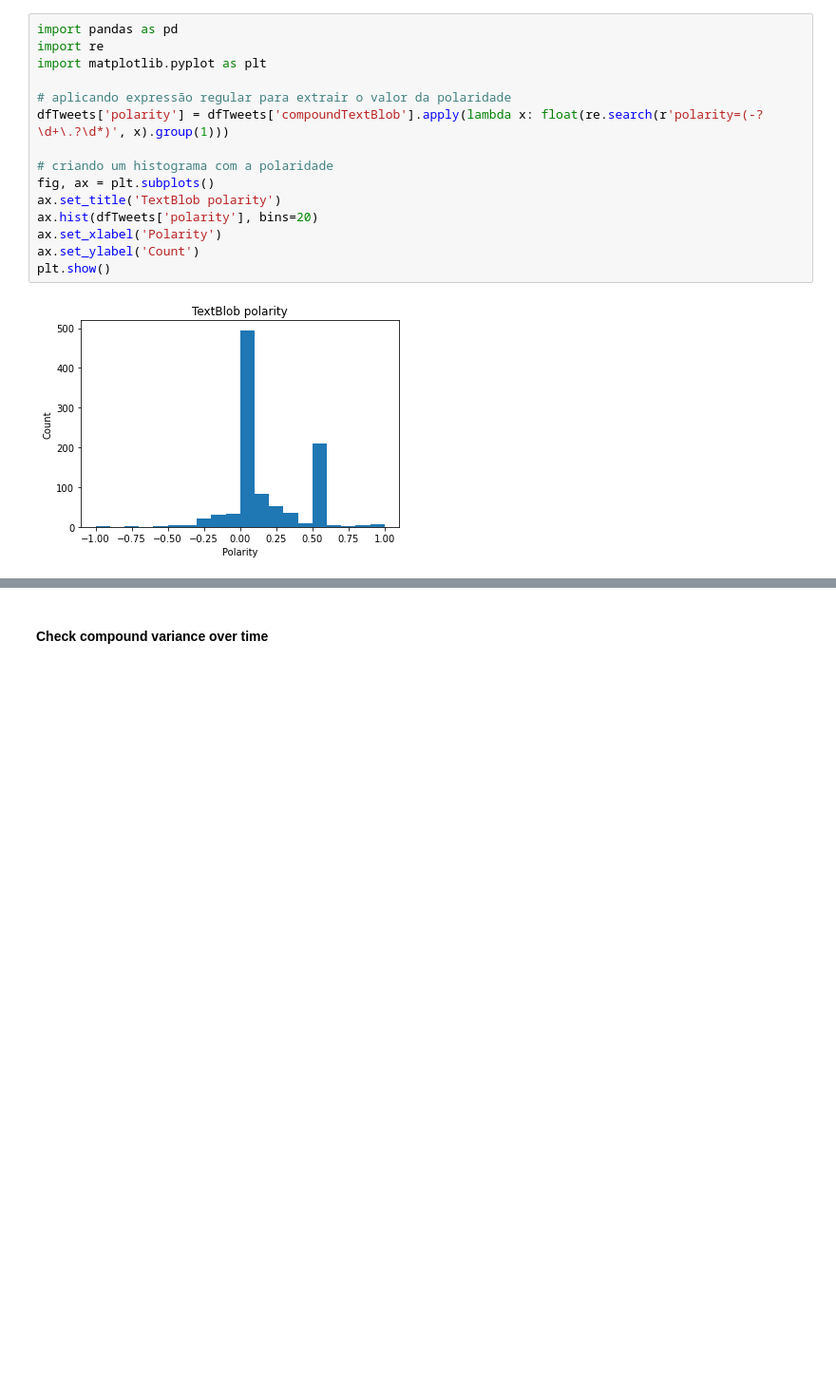
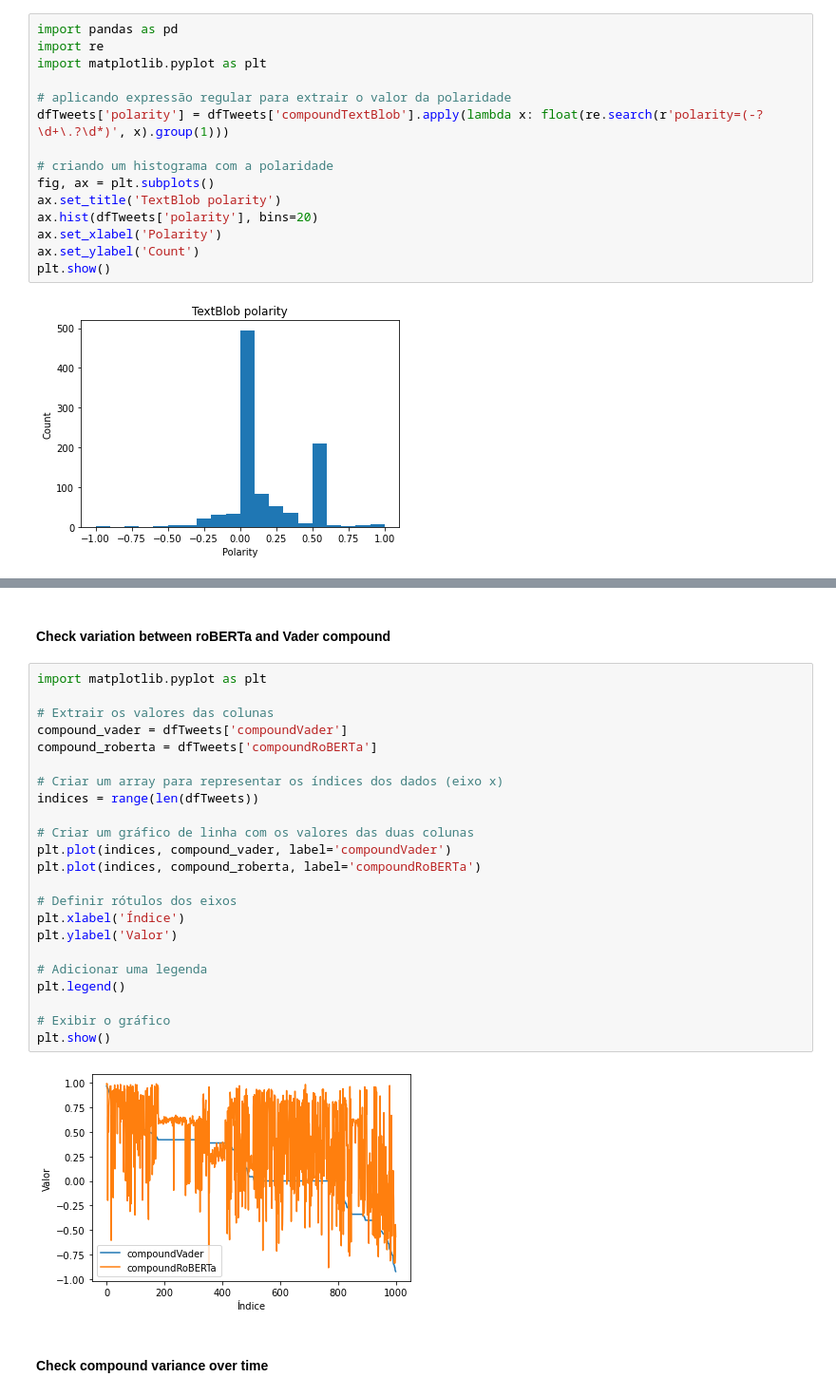
Before and after one commit to rushmetra/MD-Project, a Jupyter notebook: src/analysis.ipynb, the cells around one changed output, grey strips where cells are left out. Shown at 95% size. Cells and saved outputs as stored; diff of their text form; blank space fills up the shorter version.

```diff
--- a/src/analysis.ipynb
+++ b/src/analysis.ipynb
@@ -106,3 +143,30 @@ plt.show()
+# %% [markdown]
+#### Check variation between roBERTa and Vader compound
+# %%
+import matplotlib.pyplot as plt
+
+# Extrair os valores das colunas
+compound_vader = dfTweets['compoundVader']
+compound_roberta = dfTweets['compoundRoBERTa']
+
+# Criar um array para representar os índices dos dados (eixo x)
+indices = range(len(dfTweets))
+
+# Criar um gráfico de linha com os valores das duas colunas
+plt.plot(indices, compound_vader, label='compoundVader')
+plt.plot(indices, compound_roberta, label='compoundRoBERTa')
+
+# Definir rótulos dos eixos
+plt.xlabel('Índice')
+plt.ylabel('Valor')
+
+# Adicionar uma legenda
+plt.legend()
+
+# Exibir o gráfico
+plt.show()
+# %% [output]
+[figure, added]
 # %% [markdown]
 #### Check compound variance over time
 # %%
```
Also changed, not shown: parts of 41 cells of this notebook, 3 other files.
